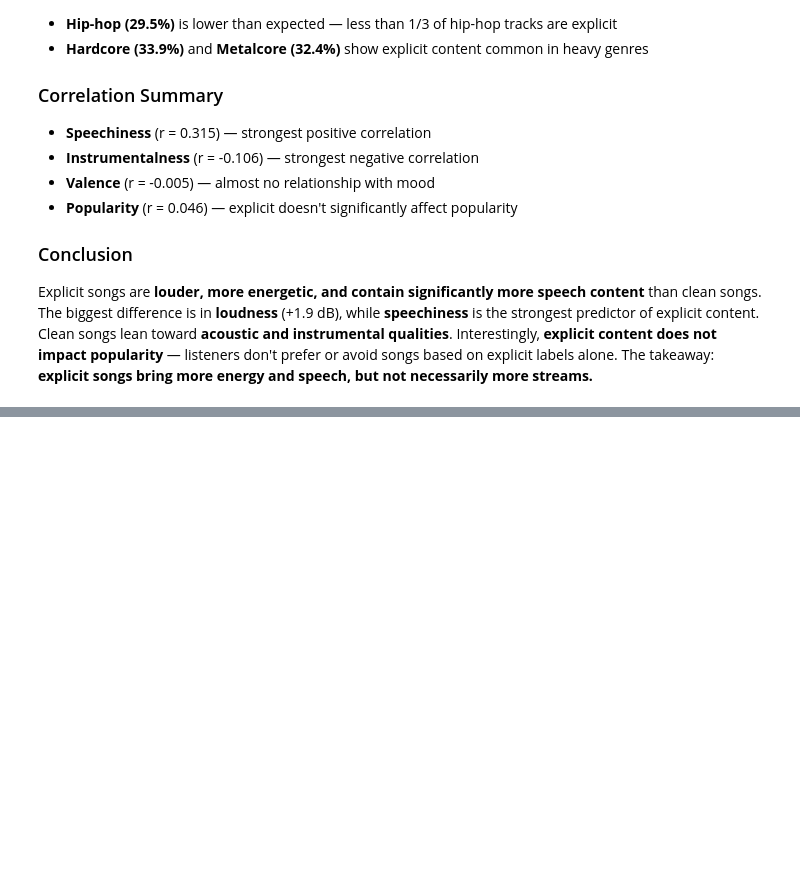
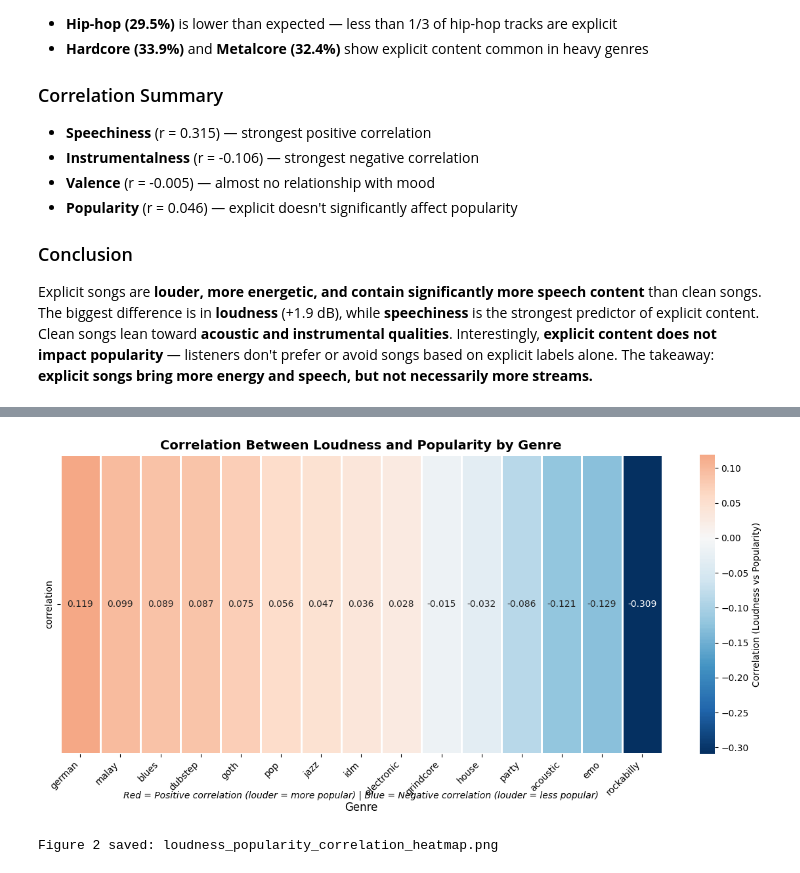
Before and after one commit to Dhumo986/cis4930-sp26-project-group-04, a Jupyter notebook: notebooks/question.ipynb, the cells around one changed output, grey strips where cells are left out. Saved outputs shown, nothing was run; the diff lists cells and outputs as text; code cells hidden in the pictures; blank space fills up the shorter version.

```diff
--- a/notebooks/question.ipynb
+++ b/notebooks/question.ipynb
@@ -696,0 +807,27 @@ Explicit songs are **louder, more energetic, and contain significantly more spee
+# %%
+# Heatmap - Loudness vs Popularity Correlation by Genre
+fig, ax = plt.subplots(figsize=(12, 6))
+
+heatmap_data = corr_df.set_index('genre')[['correlation']].T
+
+sns.heatmap(heatmap_data, annot=True, fmt='.3f', cmap='RdBu_r',
+            center=0, linewidths=0.8, cbar_kws={'label': 'Correlation (Loudness vs Popularity)'},
+            ax=ax, annot_kws={'size': 10})
+
+ax.set_title('Correlation Between Loudness and Popularity by Genre', fontsize=14, fontweight='bold')
+ax.set_xlabel('Genre', fontsize=12)
+ax.set_ylabel('', fontsize=12)
+
+
+plt.xticks(rotation=45, ha='right')
+
+ax.text(0.5, -0.15, 'Red = Positive correlation (louder = more popular) | Blue = Negative correlation (louder = less popular)',
+        transform=ax.transAxes, ha='center', fontsize=10, style='italic')
+
+fig.tight_layout()
+fig.savefig('../figures/loudness_popularity_correlation_heatmap.png', dpi=300)
+plt.show()
+print("Figure 2 saved: loudness_popularity_correlation_heatmap.png")
+# %% [output]
+[figure, added]
+Figure 2 saved: loudness_popularity_correlation_heatmap.png
```
Also changed, not shown: parts of 6 cells of this notebook, 2 other files.
